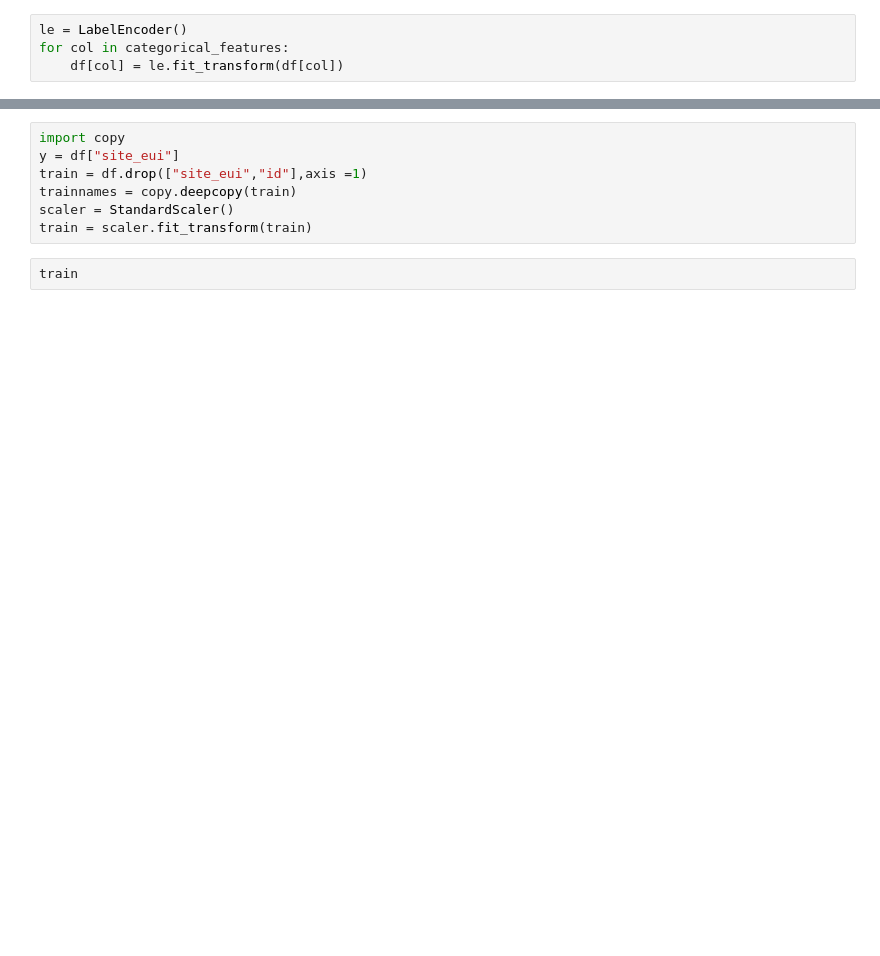
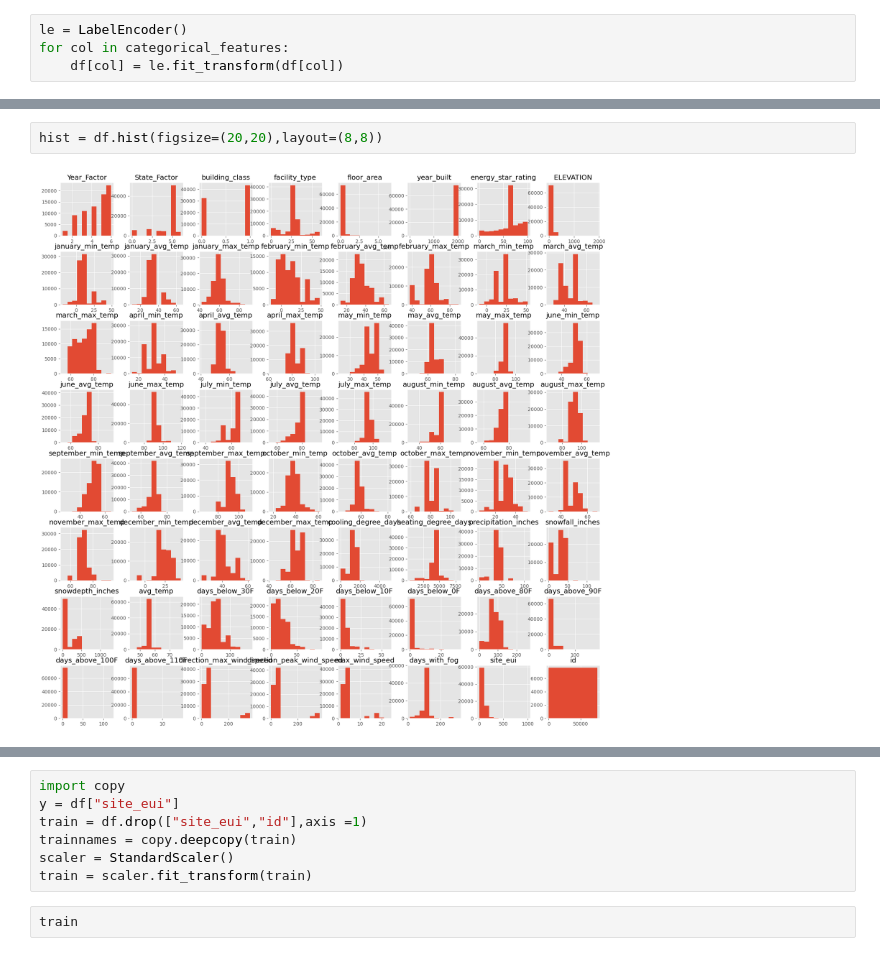
Before and after one commit to wingyen/GiT_savvy_sisters, a Jupyter notebook: ML_challenge_GIT_2023.ipynb, the cells around one changed output, grey strips where cells are left out. Saved outputs shown, nothing was run; the diff lists cells and outputs as text; blank space fills up the shorter version.

```diff
--- a/ML_challenge_GIT_2023.ipynb
+++ b/ML_challenge_GIT_2023.ipynb
@@ -87,0 +111,4 @@ df.head()
+# %%
+hist = df.hist(figsize=(20,20),layout=(8,8))
+# %% [output]
+[figure, added]
```
Also changed, not shown: parts of 32 cells of this notebook, 3 other files.
